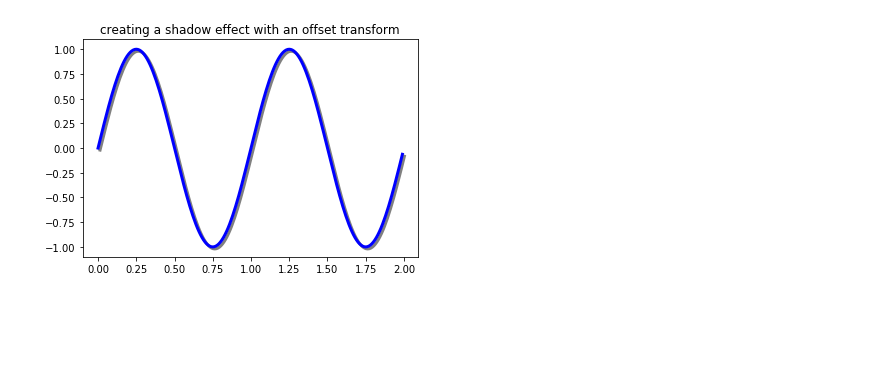
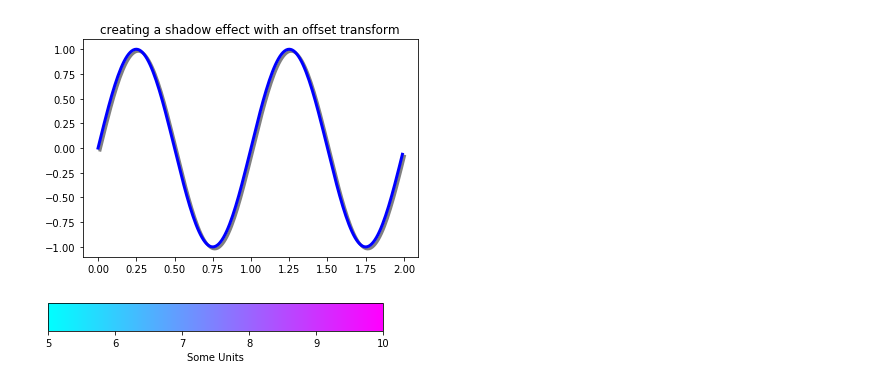
Before and after one commit to AlestanAlves/KerasAndTensorFlow1, a Jupyter notebook: matplotlibtutorial.ipynb, the cells around one changed output. Saved outputs shown, nothing was run; the diff lists cells and outputs as text; code cells hidden in the pictures; blank space fills up the shorter version.

```diff
--- a/matplotlibtutorial.ipynb
+++ b/matplotlibtutorial.ipynb
@@ -156,3 +157,17 @@ ax.set_title('creating a shadow effect with an offset transform')
 plt.show()
 # %% [output]
 [figure]
+# %%
+fig, ax = plt.subplots(figsize=(6, 1))
+fig.subplots_adjust(bottom=0.5)
+
+cmap = mpl.cm.cool
+norm = mpl.colors.Normalize(vmin=5, vmax=10)
+
+cb1 = mpl.colorbar.ColorbarBase(ax, cmap=cmap,
+                                norm=norm,
+                                orientation='horizontal')
+cb1.set_label('Some Units')
+fig.show()
+# %% [output]
+[figure, added]
```
Also changed, not shown: parts of 1 cell of this notebook.
